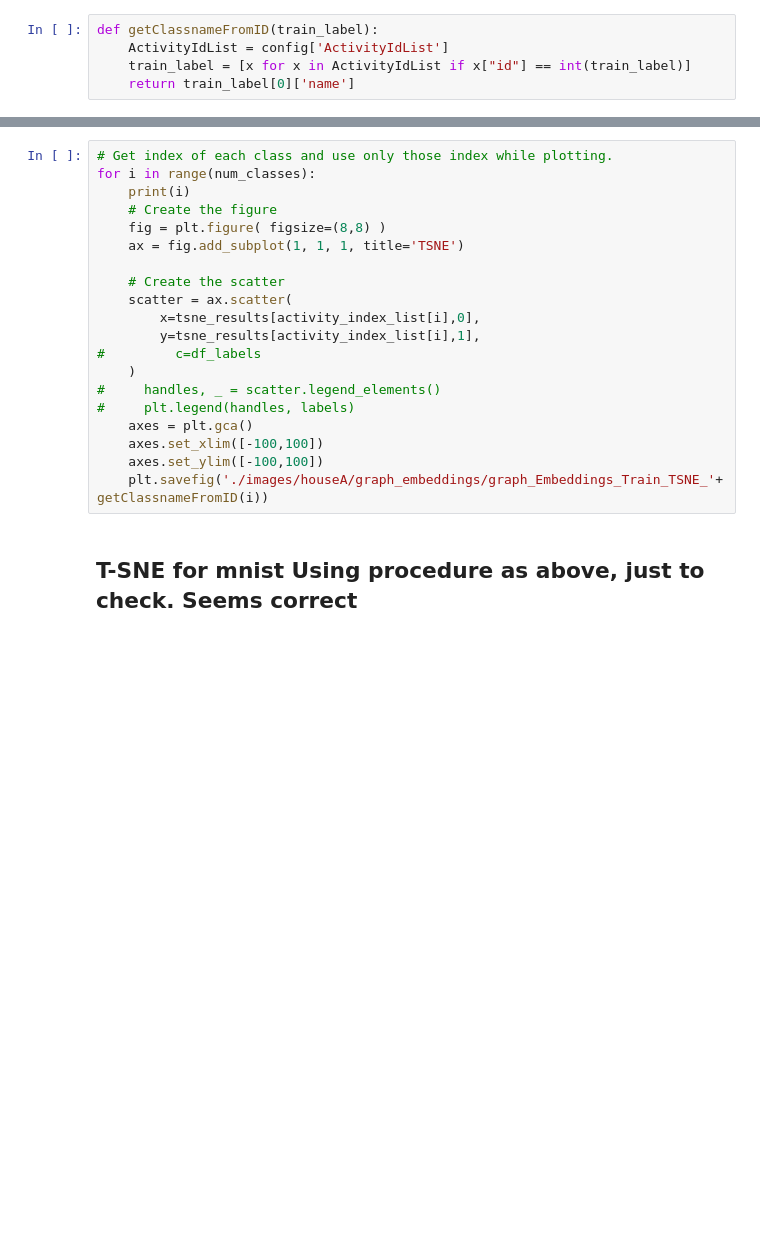
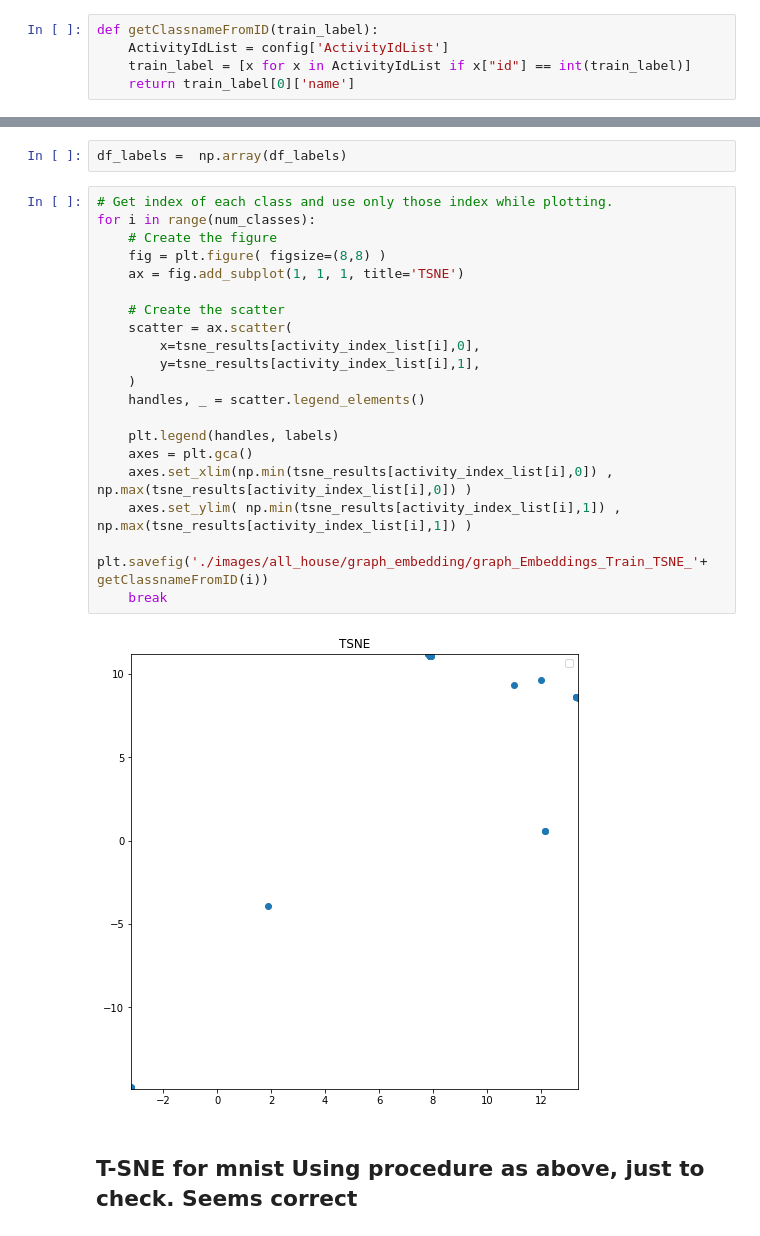
Before and after one commit to harshgrovr/Graphs-Approaches-for-Activity-Recognition-Independent-of-House-Layout, a Jupyter notebook: related_code/3-basics/code.ipynb, the cells around one changed output, grey strips where cells are left out. Drawn from its saved outputs; the diff is of its cells as text; blank space fills up the shorter version.

```diff
--- a/related_code/3-basics/code.ipynb
+++ b/related_code/3-basics/code.ipynb
@@ -781,23 +833,27 @@ print ('t-SNE done! Time elapsed: {} seconds'.format(time.time()-time_start))
+# %%
+df_labels =  np.array(df_labels)
 # %%
 # Get index of each class and use only those index while plotting.
 for i in range(num_classes):
-    print(i)
     # Create the figure
     fig = plt.figure( figsize=(8,8) )
     ax = fig.add_subplot(1, 1, 1, title='TSNE')
 
     # Create the scatter
     scatter = ax.scatter(
         x=tsne_results[activity_index_list[i],0],
         y=tsne_results[activity_index_list[i],1],
-#         c=df_labels
     )
-#     handles, _ = scatter.legend_elements()
-#     plt.legend(handles, labels)
+    handles, _ = scatter.legend_elements()
+
+    plt.legend(handles, labels)
     axes = plt.gca()
-    axes.set_xlim([-100,100])
-    axes.set_ylim([-100,100])
-    plt.savefig('./images/houseA/graph_embeddings/graph_Embeddings_Train_TSNE_'+ getClassnameFromID(i))
+    axes.set_xlim(np.min(tsne_results[activity_index_list[i],0]) ,  np.max(tsne_results[activity_index_list[i],0]) )
+    axes.set_ylim( np.min(tsne_results[activity_index_list[i],1]) ,  np.max(tsne_results[activity_index_list[i],1]) )
+    plt.savefig('./images/all_house/graph_embedding/graph_Embeddings_Train_TSNE_'+ getClassnameFromID(i))
+    break
+# %% [output]
+[figure, added]
 # %% [markdown]
 ## T-SNE for mnist Using procedure as above, just to check. Seems correct
 # %%
```
Also changed, not shown: parts of 21 cells of this notebook, 14 other files.
